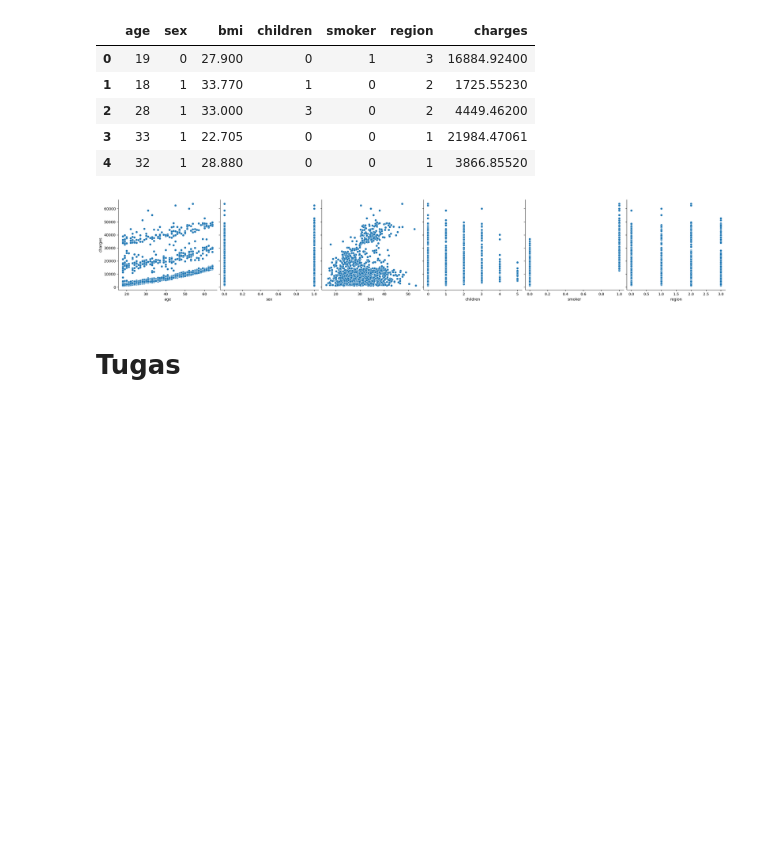
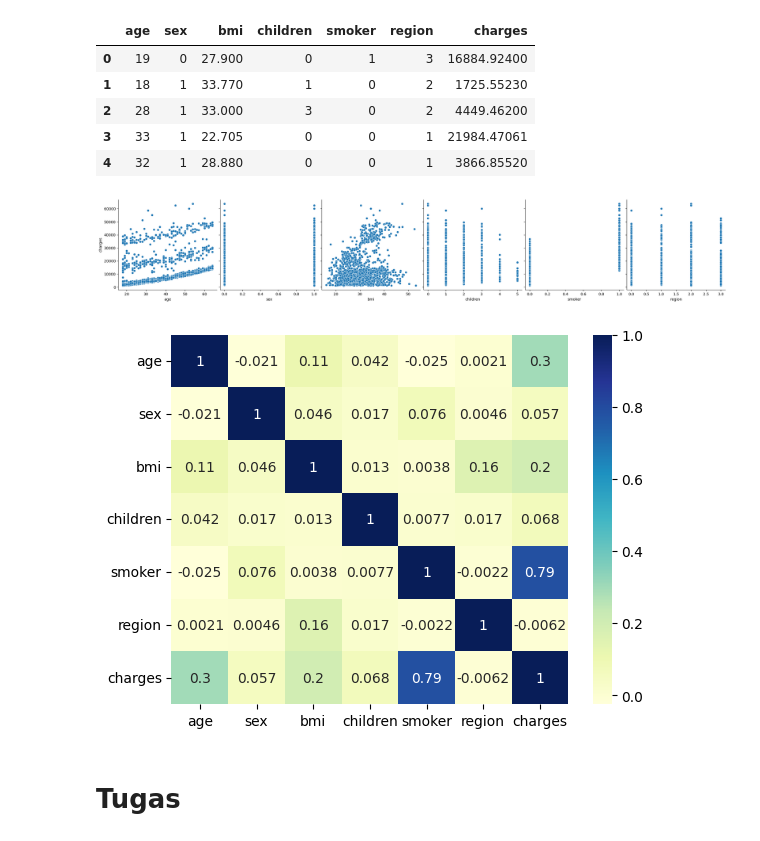
Before and after one commit to Dhiyun/Machine_Learning, a Jupyter notebook: Pertemuan 3/2241720056_Praktikum-3_Tugas.ipynb, the cells around one changed output. Cells and saved outputs as stored; diff of their text form; code cells hidden in the pictures; blank space fills up the shorter version.

```diff
--- a/Pertemuan 3/2241720056_Praktikum-3_Tugas.ipynb
+++ b/Pertemuan 3/2241720056_Praktikum-3_Tugas.ipynb
@@ -23,7 +23,7 @@ file1 = '/content/drive/MyDrive/Machine_Learning/Jobsheet 3/insurance.csv'
 data = pd.read_csv(file1)
 
 le = LabelEncoder()
-colom_trans = ['sex','smoker','region']
+colom_trans = data.select_dtypes(include=['object']).columns
 for col in colom_trans:
     data[col] = le.fit_transform(data[col])
 
@@ -42,6 +42,13 @@ sns.pairplot(data, x_vars=['age', 'sex', 'bmi', 'children',  'smoker', 'region']
 plt.show()
 # %% [output]
 [figure]
+# %%
+numeric_data = data.select_dtypes(include=[float, int])
+
+sns.heatmap(numeric_data.corr(), cmap="YlGnBu", annot=True)
+plt.show()
+# %% [output]
+[figure, added]
 # %% [markdown]
 # **Tugas**
 # %% [markdown]
```
Also changed, not shown: parts of 5 cells of this notebook.
